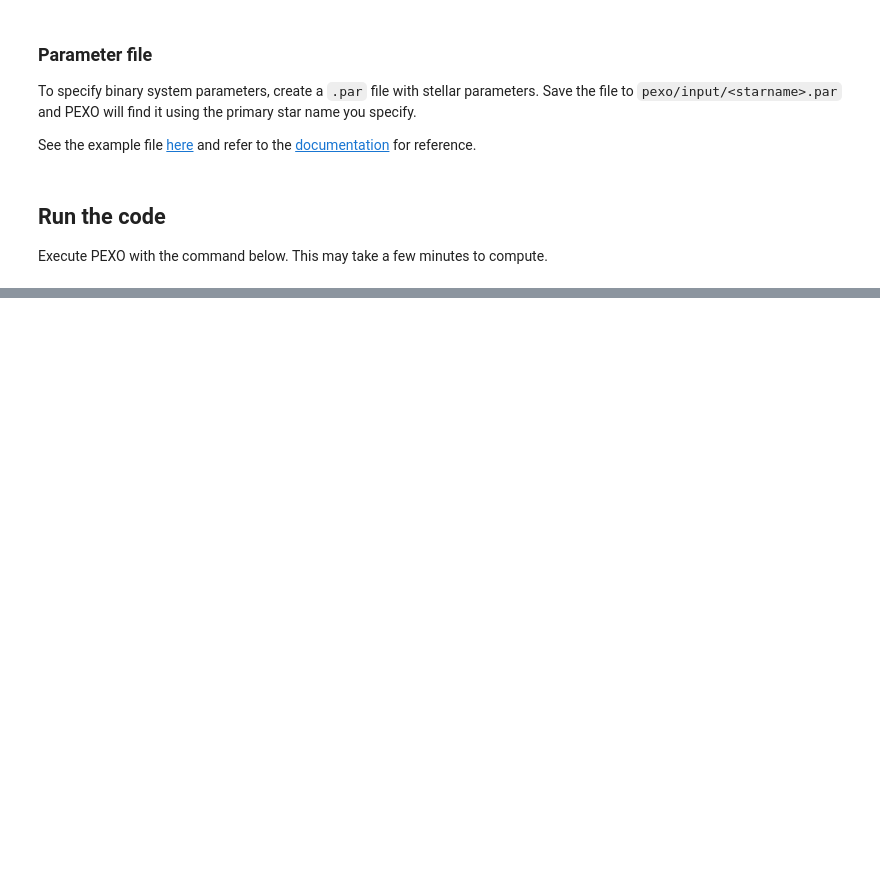
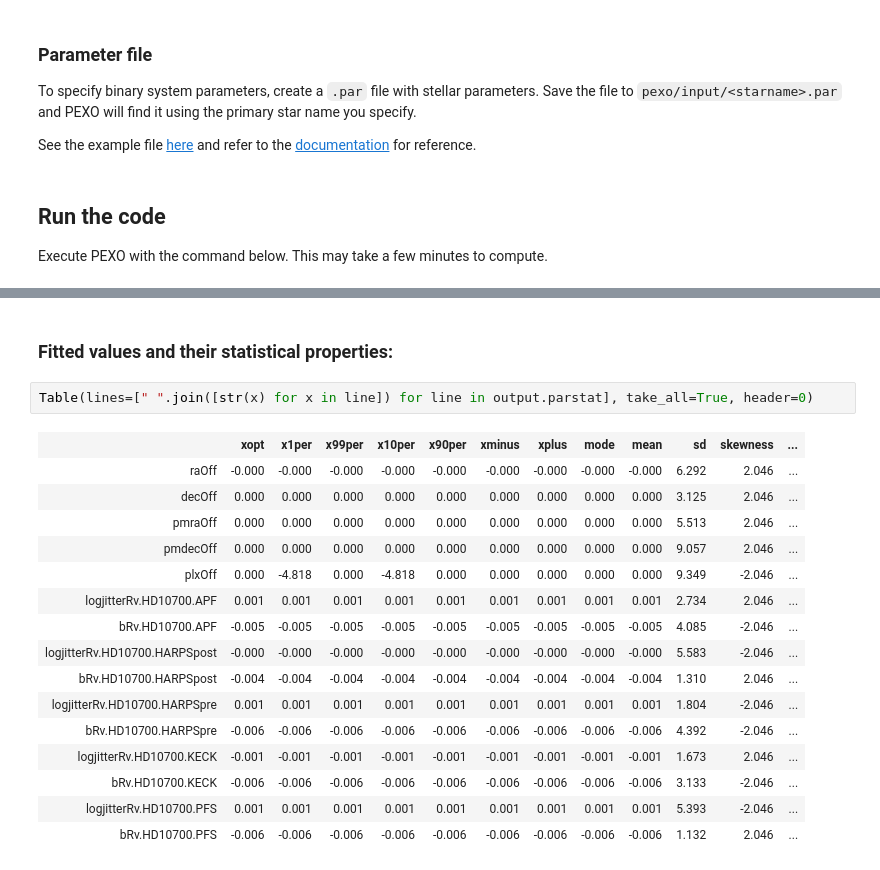
Before and after one commit to phillippro/pexo, a Jupyter notebook: demos/demo-single-fitting.ipynb, the cells around one changed output, grey strips where cells are left out. Drawn from its saved outputs; the diff is of its cells as text; blank space fills up the shorter version.

```diff
--- a/demos/demo-single-fitting.ipynb
+++ b/demos/demo-single-fitting.ipynb
@@ -65,0 +71,21 @@ FileNotFoundError: [Errno 2] No such file or directory: '../results/aCenB-fit.tx
+# %% [markdown]
+### Fitted values and their statistical properties:
+# %%
+Table(lines=[" ".join([str(x) for x in line]) for line in output.parstat], take_all=True, header=0)
+# %% [output]
+|  | xopt | x1per | x99per | x10per | x90per | xminus | xplus | mode | mean | sd | skewness | ... |
+| raOff | -0.000 | -0.000 | -0.000 | -0.000 | -0.000 | -0.000 | -0.000 | -0.000 | -0.000 | 6.292 | 2.046 | ... |
+| decOff | 0.000 | 0.000 | 0.000 | 0.000 | 0.000 | 0.000 | 0.000 | 0.000 | 0.000 | 3.125 | 2.046 | ... |
+| pmraOff | 0.000 | 0.000 | 0.000 | 0.000 | 0.000 | 0.000 | 0.000 | 0.000 | 0.000 | 5.513 | 2.046 | ... |
+| pmdecOff | 0.000 | 0.000 | 0.000 | 0.000 | 0.000 | 0.000 | 0.000 | 0.000 | 0.000 | 9.057 | 2.046 | ... |
+| plxOff | 0.000 | -4.818 | 0.000 | -4.818 | 0.000 | 0.000 | 0.000 | 0.000 | 0.000 | 9.349 | -2.046 | ... |
+| logjitterRv.HD10700.APF | 0.001 | 0.001 | 0.001 | 0.001 | 0.001 | 0.001 | 0.001 | 0.001 | 0.001 | 2.734 | 2.046 | ... |
+| bRv.HD10700.APF | -0.005 | -0.005 | -0.005 | -0.005 | -0.005 | -0.005 | -0.005 | -0.005 | -0.005 | 4.085 | -2.046 | ... |
+| logjitterRv.HD10700.HARPSpost | -0.000 | -0.000 | -0.000 | -0.000 | -0.000 | -0.000 | -0.000 | -0.000 | -0.000 | 5.583 | -2.046 | ... |
+| bRv.HD10700.HARPSpost | -0.004 | -0.004 | -0.004 | -0.004 | -0.004 | -0.004 | -0.004 | -0.004 | -0.004 | 1.310 | 2.046 | ... |
+| logjitterRv.HD10700.HARPSpre | 0.001 | 0.001 | 0.001 | 0.001 | 0.001 | 0.001 | 0.001 | 0.001 | 0.001 | 1.804 | -2.046 | ... |
+| bRv.HD10700.HARPSpre | -0.006 | -0.006 | -0.006 | -0.006 | -0.006 | -0.006 | -0.006 | -0.006 | -0.006 | 4.392 | -2.046 | ... |
+| logjitterRv.HD10700.KECK | -0.001 | -0.001 | -0.001 | -0.001 | -0.001 | -0.001 | -0.001 | -0.001 | -0.001 | 1.673 | 2.046 | ... |
+| bRv.HD10700.KECK | -0.006 | -0.006 | -0.006 | -0.006 | -0.006 | -0.006 | -0.006 | -0.006 | -0.006 | 3.133 | -2.046 | ... |
+| logjitterRv.HD10700.PFS | 0.001 | 0.001 | 0.001 | 0.001 | 0.001 | 0.001 | 0.001 | 0.001 | 0.001 | 5.393 | -2.046 | ... |
+| bRv.HD10700.PFS | -0.006 | -0.006 | -0.006 | -0.006 | -0.006 | -0.006 | -0.006 | -0.006 | -0.006 | 1.132 | 2.046 | ... |
```
Also changed, not shown: parts of 7 cells of this notebook, 9 other files.
